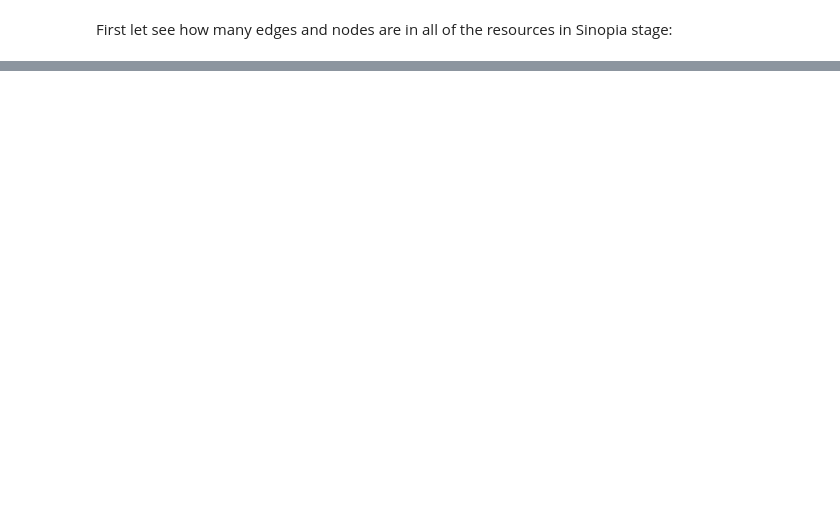
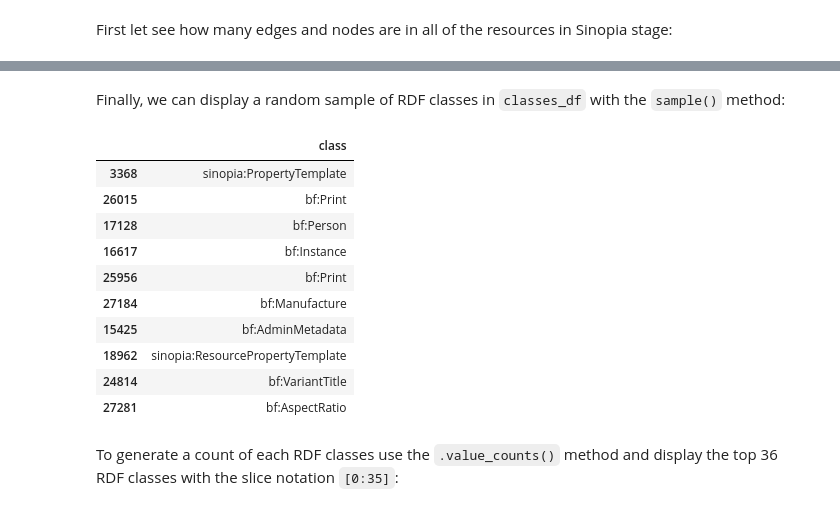
Before and after one commit to LD4P/rdf-ai-workshop, a Jupyter notebook: 02_AnalyzeVisualize.ipynb, the cells around one changed output, grey strips where cells are left out. Drawn from its saved outputs; the diff is of its cells as text; code cells hidden in the pictures; blank space fills up the shorter version.

```diff
--- a/02_AnalyzeVisualize.ipynb
+++ b/02_AnalyzeVisualize.ipynb
@@ -134,2 +179,20 @@ WHERE {
+# %% [markdown]
+Finally, we can display a random sample of RDF classes in `classes_df` with the `sample()` method:
+# %%
+classes_df.sample(10)
+# %% [output]
+|  | class |
+| 3368 | sinopia:PropertyTemplate |
+| 26015 | bf:Print |
+| 17128 | bf:Person |
+| 16617 | bf:Instance |
+| 25956 | bf:Print |
+| 27184 | bf:Manufacture |
+| 15425 | bf:AdminMetadata |
+| 18962 | sinopia:ResourcePropertyTemplate |
+| 24814 | bf:VariantTitle |
+| 27281 | bf:AspectRatio |
+# %% [markdown]
+To generate a count of each RDF classes use the `.value_counts()` method and display the top 36 RDF classes with the slice notation `[0:35]`:
 # %%
 classes_df["class"].value_counts()[0:35]
```
Also changed, not shown: parts of 19 cells of this notebook, 6 other files.
